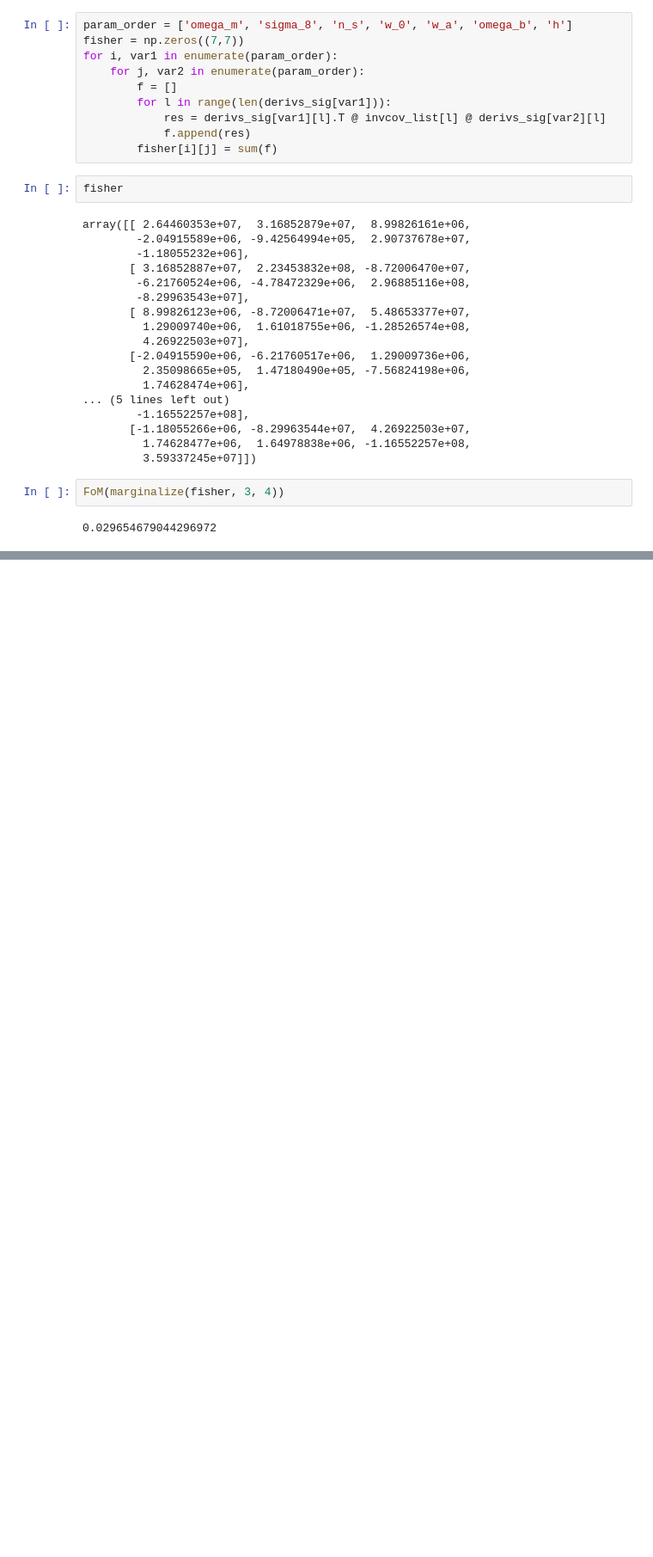
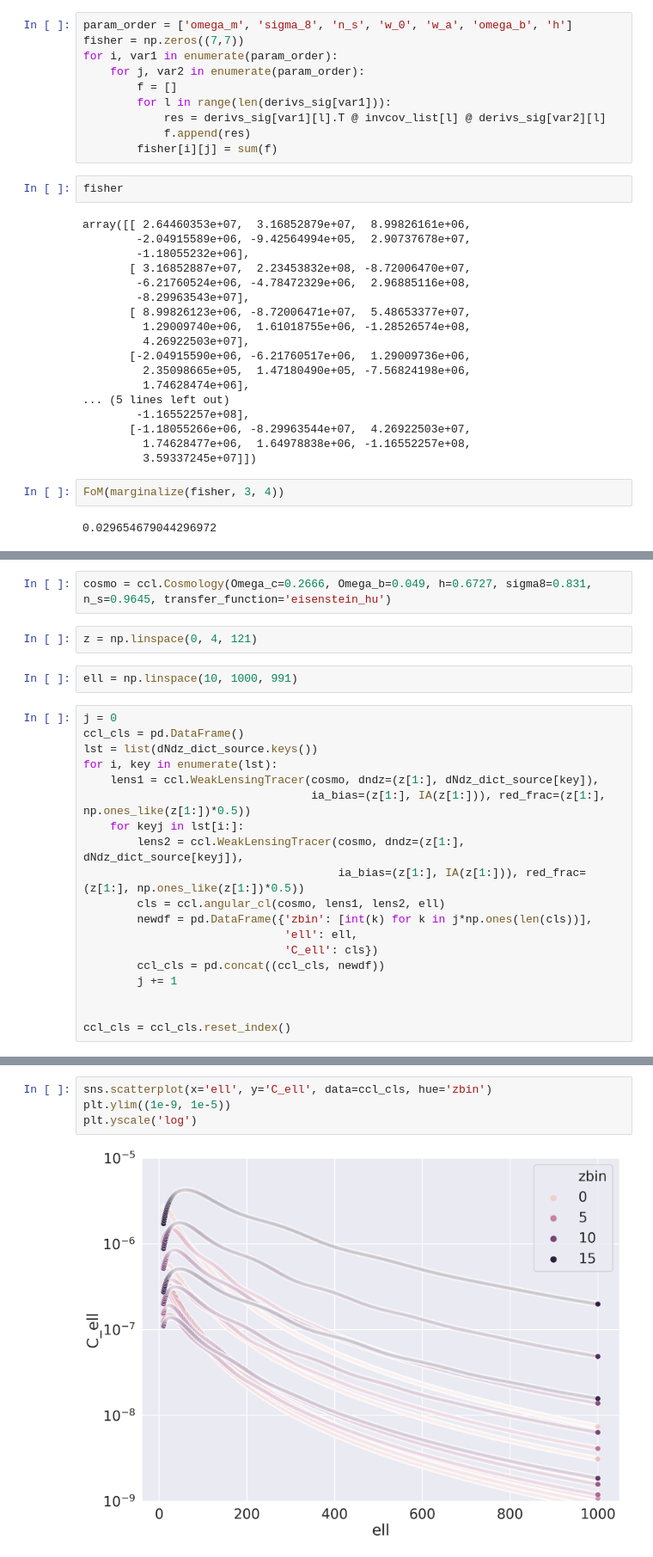
Before and after one commit to hsnee/PZ_project, a Jupyter notebook: fisher.ipynb, the cells around one changed output, grey strips where cells are left out. Shown at 86% size. Saved outputs shown, nothing was run; the diff lists cells and outputs as text; blank space fills up the shorter version.

```diff
--- a/fisher.ipynb
+++ b/fisher.ipynb
@@ -856,0 +961,25 @@ FoM(marginalize(fisher, 3, 4))
+# %%
+cosmo = ccl.Cosmology(Omega_c=0.2666, Omega_b=0.049, h=0.6727, sigma8=0.831, n_s=0.9645, transfer_function='eisenstein_hu')
+# %%
+z = np.linspace(0, 4, 121)
+# %%
+ell = np.linspace(10, 1000, 991)
+# %%
+j = 0
+ccl_cls = pd.DataFrame()
+lst = list(dNdz_dict_source.keys())
+for i, key in enumerate(lst):
+    lens1 = ccl.WeakLensingTracer(cosmo, dndz=(z[1:], dNdz_dict_source[key]),
+                                  ia_bias=(z[1:], IA(z[1:])), red_frac=(z[1:], np.ones_like(z[1:])*0.5))
+    for keyj in lst[i:]:
+        lens2 = ccl.WeakLensingTracer(cosmo, dndz=(z[1:], dNdz_dict_source[keyj]),
+                                      ia_bias=(z[1:], IA(z[1:])), red_frac=(z[1:], np.ones_like(z[1:])*0.5))
+        cls = ccl.angular_cl(cosmo, lens1, lens2, ell)
+        newdf = pd.DataFrame({'zbin': [int(k) for k in j*np.ones(len(cls))],
+                              'ell': ell,
+                              'C_ell': cls})
+        ccl_cls = pd.concat((ccl_cls, newdf))
+        j += 1
+
+
+ccl_cls = ccl_cls.reset_index()
@@ -856,0 +1005,6 @@ FoM(marginalize(fisher, 3, 4))
+# %%
+sns.scatterplot(x='ell', y='C_ell', data=ccl_cls, hue='zbin')
+plt.ylim((1e-9, 1e-5))
+plt.yscale('log')
+# %% [output]
+[figure, added]
```
Also changed, not shown: parts of 34 cells of this notebook.
